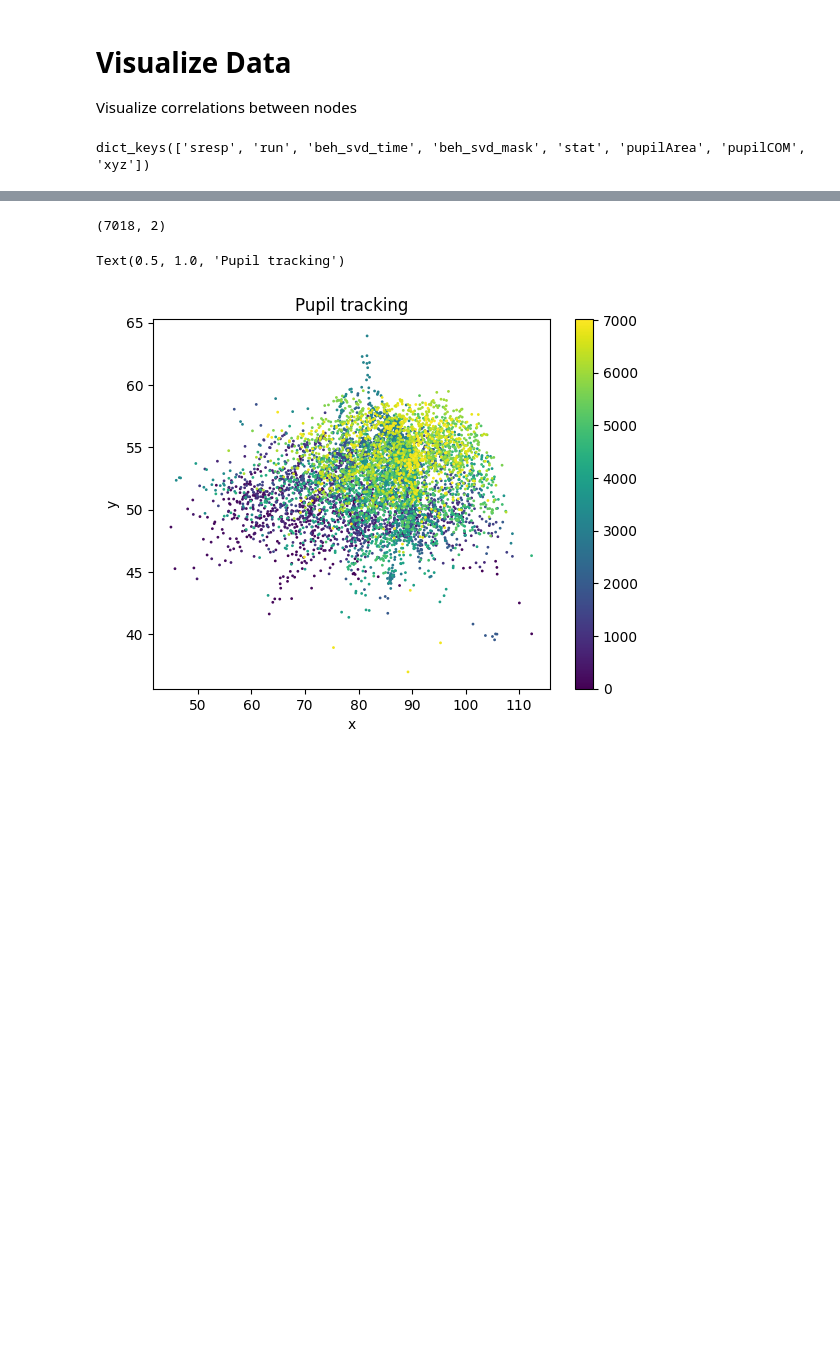
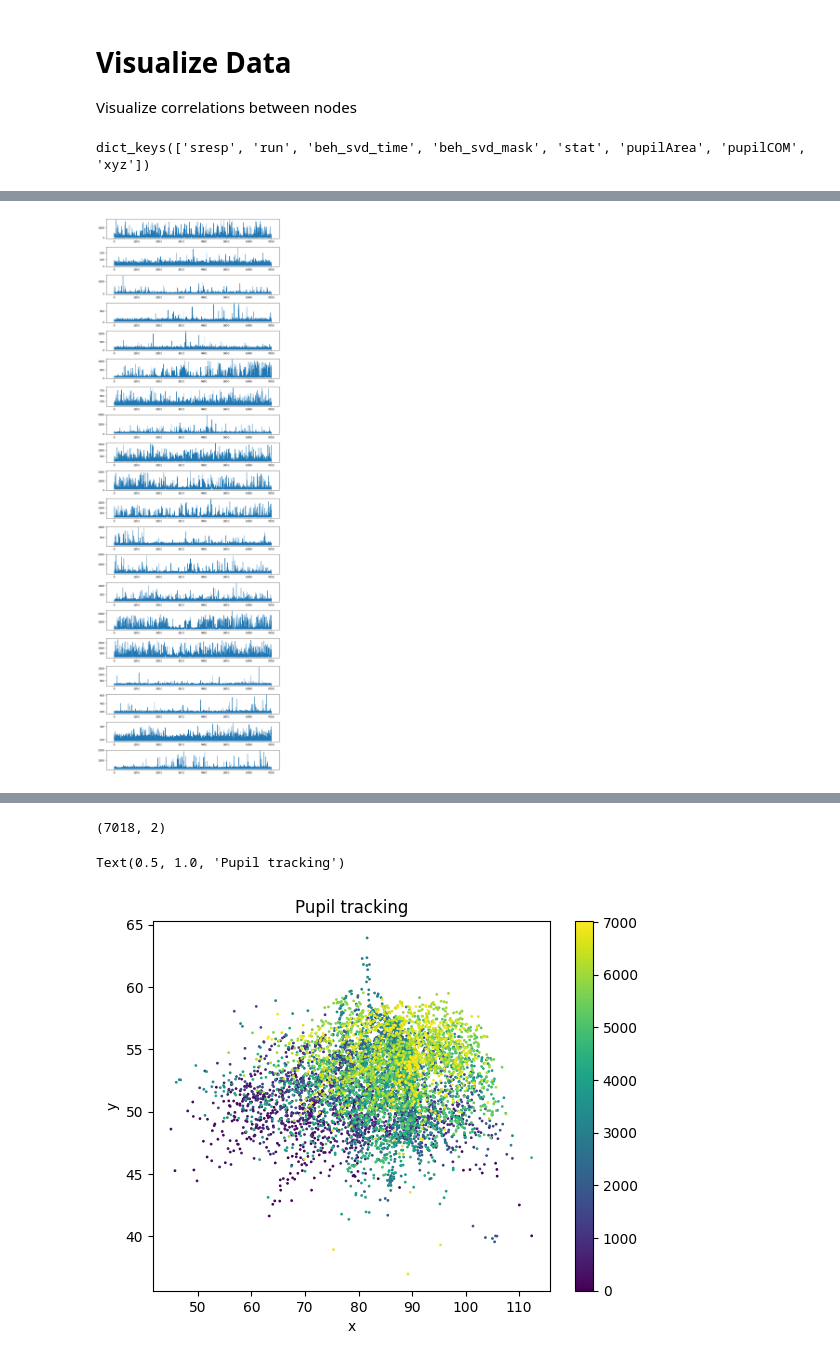
Before and after one commit to rclupoiu/neural-mesh-transformers, a Jupyter notebook: data_gen/data_viz.ipynb, the cells around one changed output, grey strips where cells are left out. Drawn from its saved outputs; the diff is of its cells as text; code cells hidden in the pictures; blank space fills up the shorter version.

```diff
--- a/data_gen/data_viz.ipynb
+++ b/data_gen/data_viz.ipynb
@@ -12,0 +92,35 @@ dict_keys(['sresp', 'run', 'beh_svd_time', 'beh_svd_mask', 'stat', 'pupilArea',
+# %%
+#Randomly select 20 neurons from the list of neurons that dropped below their running minimum.
+#Plot the activity of these neurons over time, with the x-axis being the frame number and the y-axis being the neuron's value, like above.
+#Offset the line plots vertically to make them easier to see.
+
+# select 20 random neurons from the list of neurons that dropped below their running minimum
+neurons = np.random.choice([drop[0] for drop in drops], 20)
+
+# create a figure with subplots for each neuron
+fig, axs = plt.subplots(20, 1, figsize=(10, 30))
+
+# plot each neuron's activity as a line plot
+for i in range(20):
+    # extract the activity of the ith neuron for the first n_frames frames
+    activity = dat['sresp'][neurons[i]][:n_frames]
+
+    # offset the activity vertically for easier visualization
+    offset = i * 10
+    activity += offset
+
+    # plot the activity as a line plot on the ith subplot
+    axs[i].plot(activity)
+
+    # add axis labels and titles
+    #axs[i].set_xlabel('Frame number')
+    #axs[i].set_ylabel('Neuron activity')
+    #axs[i].set_title('Neuron {}'.format(i+1))
+
+# adjust the layout to avoid overlap
+fig.tight_layout()
+
+# show the plot
+plt.show()
+# %% [output]
+[figure, added]
```
Also changed, not shown: parts of 4 cells of this notebook, 1 other file.
